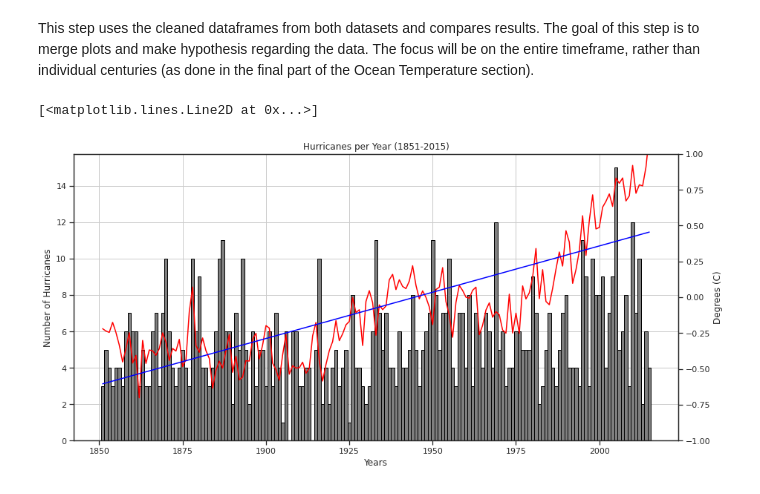
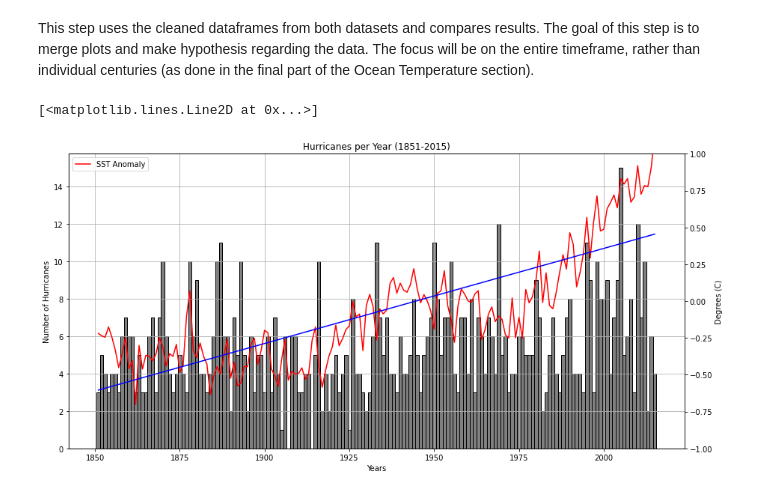
Before and after one commit to ktsorensenWX/TOOL1_Final_Project, a Jupyter notebook: Sorensen_Kristoffer_FinalProject.ipynb, the cells around one changed output. Cells and saved outputs as stored; diff of their text form; code cells hidden in the pictures.

```diff
--- a/Sorensen_Kristoffer_FinalProject.ipynb
+++ b/Sorensen_Kristoffer_FinalProject.ipynb
@@ -343,24 +344,25 @@ This step uses the cleaned dataframes from both datasets and compares results. T
 # %%
 # Lets look back at the 'Hurricanes per Year' graph and plot the SST per year over it
 
 # Hurricane Data
 plt.figure(figsize=(12, 6))
-plt.bar(*zip(*plottable_storm_dict.items()), width=1,color='grey', edgecolor='black')
+plt.bar(*zip(*plottable_storm_dict.items()), width=1,color='grey', edgecolor='black', label='Hurricanes')
 plt.tight_layout()
 plt.title("Hurricanes per Year (1851-2015)")
 plt.xlabel("Years")
 plt.ylabel("Number of Hurricanes")
 plt.grid(True)
 
 # Plots the SST data on the Hurricane plot
 axes2 = plt.twinx()
-axes2.plot(Initial_Anom_df.Year, Initial_Anom_df.Average_Anomaly, color='red')
+axes2.plot(Initial_Anom_df.Year, Initial_Anom_df.Average_Anomaly, color='red', label='SST Anomaly')
 axes2.set_ylim(-1, 1)
 axes2.set_ylabel('Degrees (C)')
+axes2.legend(loc='upper left')
 axes2.plot(years, y_hat, color='blue')
 # %% [output]
 [<matplotlib.lines.Line2D at 0x...>]
-[figure, old version]
+[figure, new version]
 # %%
 # plottable_storm_dict[1907] = 0
 plottable_storm_dict
```
Also changed, not shown: parts of 9 cells of this notebook.
